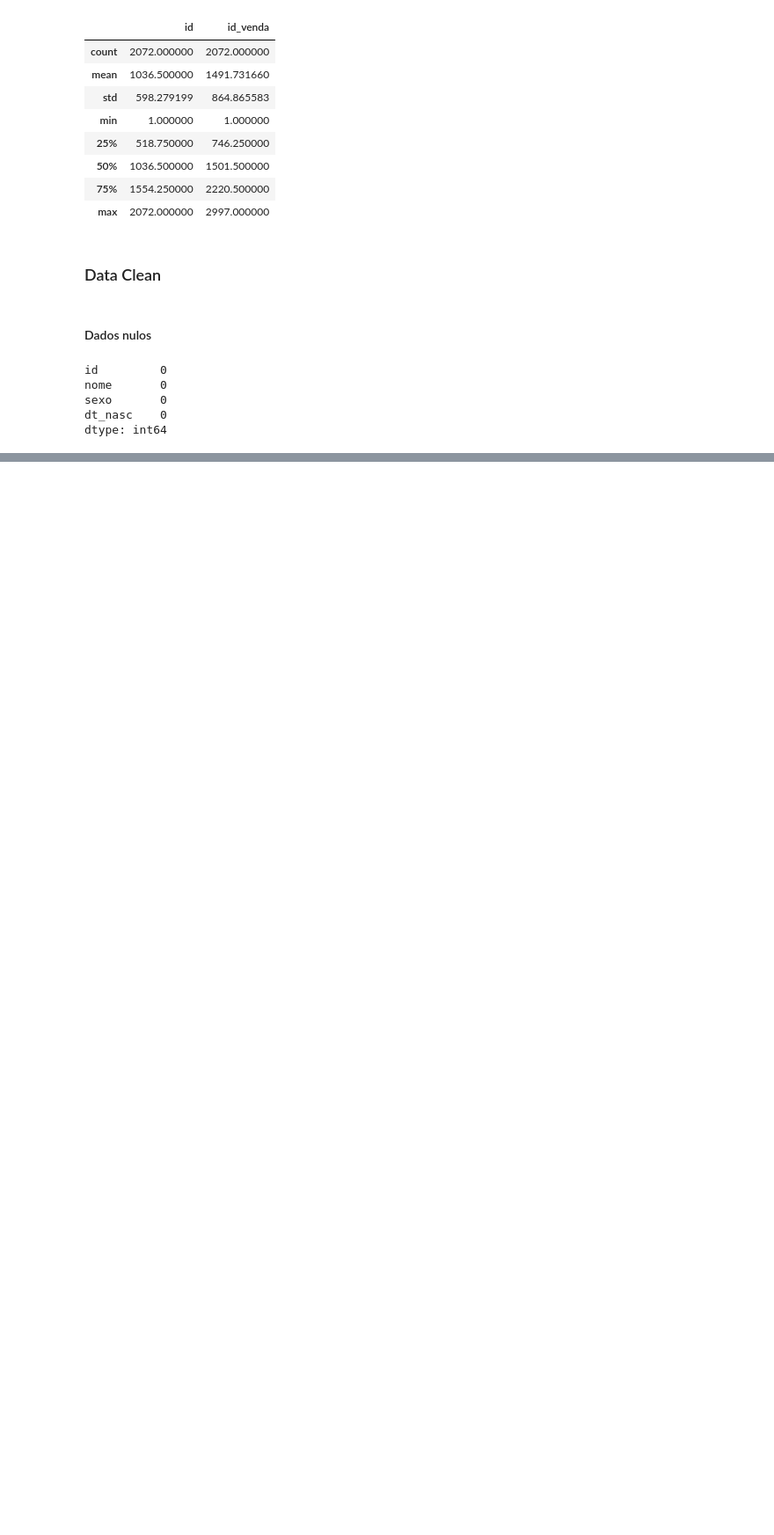
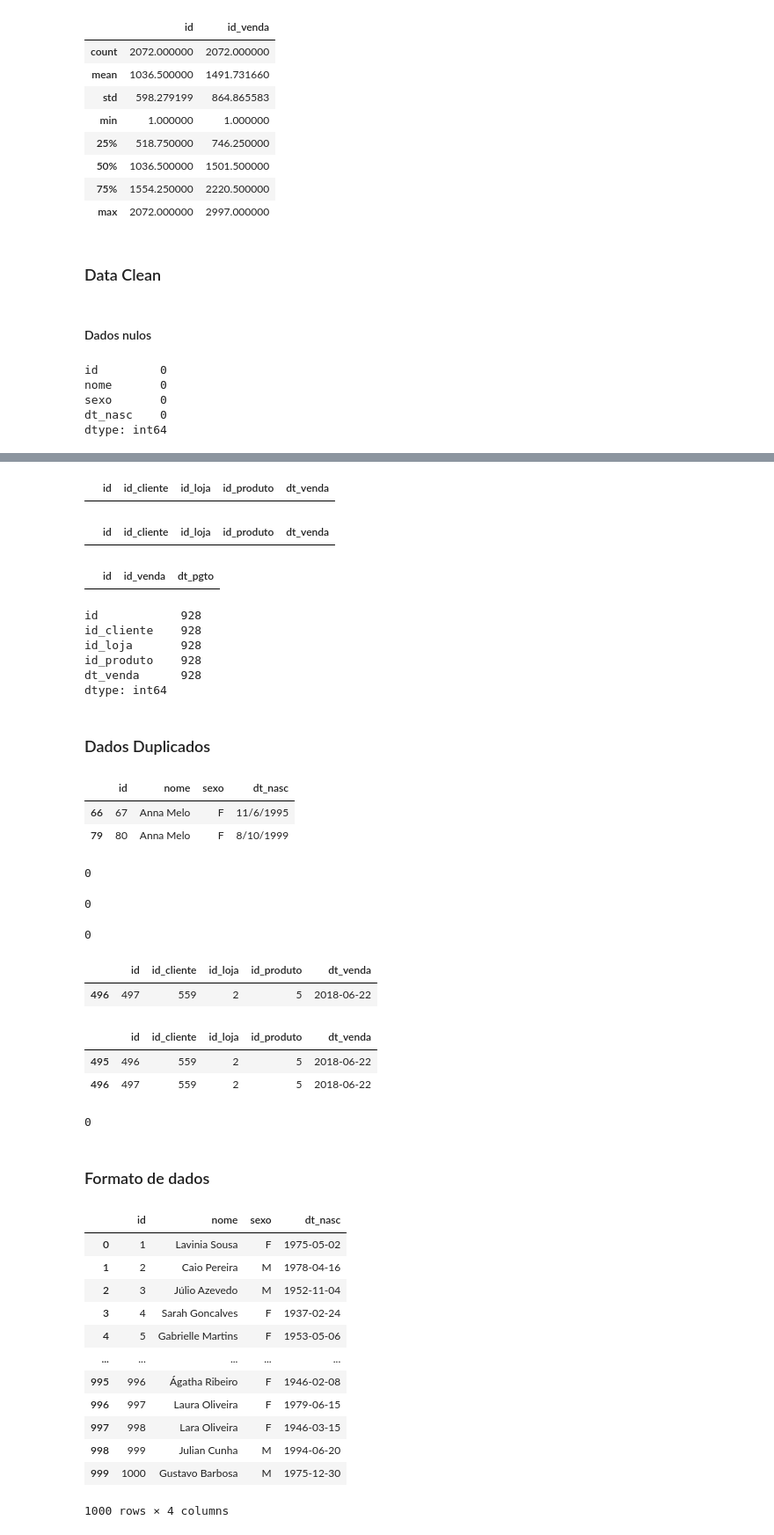
Before and after one commit to Jllima/data_clean, a Jupyter notebook: lojas.ipynb, the cells around one changed output, grey strips where cells are left out. Shown at 88% size. Cells and saved outputs as stored; diff of their text form; code cells hidden in the pictures; blank space fills up the shorter version.

```diff
--- a/lojas.ipynb
+++ b/lojas.ipynb
@@ -77,0 +107,77 @@ dtype: int64
+# %%
+dfVendas[~dfVendas.id_loja.isin(dfLojas.id)]
+# %% [output]
+|  | id | id_cliente | id_loja | id_produto | dt_venda |
+# %%
+dfVendas[~dfVendas.id_produto.isin(dfProdutos.id)]
+# %% [output]
+|  | id | id_cliente | id_loja | id_produto | dt_venda |
+# %%
+dfPagamentos[~dfPagamentos.id_venda.isin(dfVendas.id)]
+# %% [output]
+|  | id | id_venda | dt_pgto |
+# %%
+# quantas vendas não tem pagamentos
+dfVendas[~dfVendas.id.isin(dfPagamentos.id_venda)].count()
+# %% [output]
+id            928
+id_cliente    928
+id_loja       928
+id_produto    928
+dt_venda      928
+dtype: int64
+# %% [markdown]
+### Dados Duplicados
+# %%
+dfClientes[dfClientes.nome=='Anna Melo']
+# %% [output]
+|  | id | nome | sexo | dt_nasc |
+| 66 | 67 | Anna Melo | F | 11/6/1995 |
+| 79 | 80 | Anna Melo | F | 8/10/1999 |
+# %%
+# Verificar dados duplicados excluindo da consulta a coluna id, esse comando respresnta toda a linha
+dfClientes.drop('id', axis=1).duplicated().sum()
+# %% [output]
+0
+# %%
+dfProdutos.produto.duplicated().sum()
+# %% [output]
+0
+# %%
+dfLojas.cidade.duplicated().sum()
+# %% [output]
+0
+# %%
+dfVendas[dfVendas.drop('id', axis=1).duplicated()]
+# %% [output]
+|  | id | id_cliente | id_loja | id_produto | dt_venda |
+| 496 | 497 | 559 | 2 | 5 | 2018-06-22 |
+# %%
+dfVendas[(dfVendas.id_cliente == 559) & (dfVendas.id_produto == 5) & (dfVendas.id_loja == 2)]
+# %% [output]
+|  | id | id_cliente | id_loja | id_produto | dt_venda |
+| 495 | 496 | 559 | 2 | 5 | 2018-06-22 |
+| 496 | 497 | 559 | 2 | 5 | 2018-06-22 |
+# %%
+dfPagamentos.drop('id', axis=1).duplicated().sum()
+# %% [output]
+0
+# %% [markdown]
+### Formato de dados
+# %%
+dfClientes.dt_nasc = pd.to_datetime(dfClientes.dt_nasc, format='%m/%d/%Y')
+dfClientes
+# %% [output]
+|  | id | nome | sexo | dt_nasc |
+| 0 | 1 | Lavinia Sousa | F | 1975-05-02 |
+| 1 | 2 | Caio Pereira | M | 1978-04-16 |
+| 2 | 3 | Júlio Azevedo | M | 1952-11-04 |
+| 3 | 4 | Sarah Goncalves | F | 1937-02-24 |
+| 4 | 5 | Gabrielle Martins | F | 1953-05-06 |
+| ... | ... | ... | ... | ... |
+| 995 | 996 | Ágatha Ribeiro | F | 1946-02-08 |
+| 996 | 997 | Laura Oliveira | F | 1979-06-15 |
+| 997 | 998 | Lara Oliveira | F | 1946-03-15 |
+| 998 | 999 | Julian Cunha | M | 1994-06-20 |
+| 999 | 1000 | Gustavo Barbosa | M | 1975-12-30 |
+1000 rows × 4 columns
```
Also changed, not shown: parts of 8 cells of this notebook.
